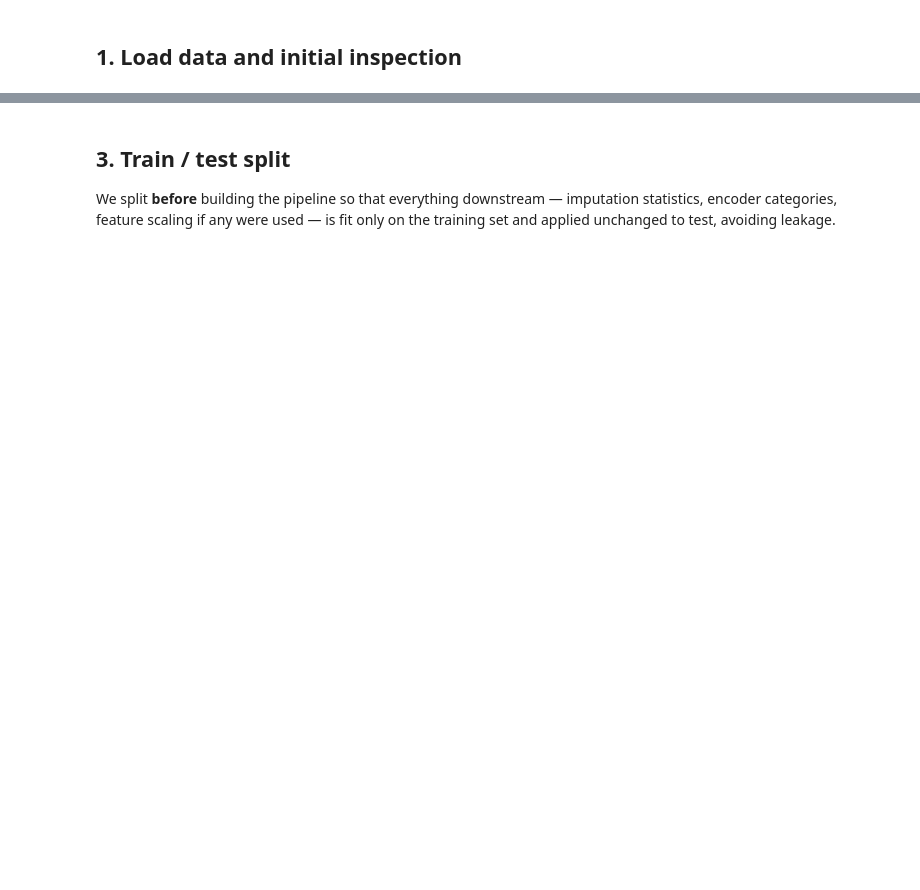
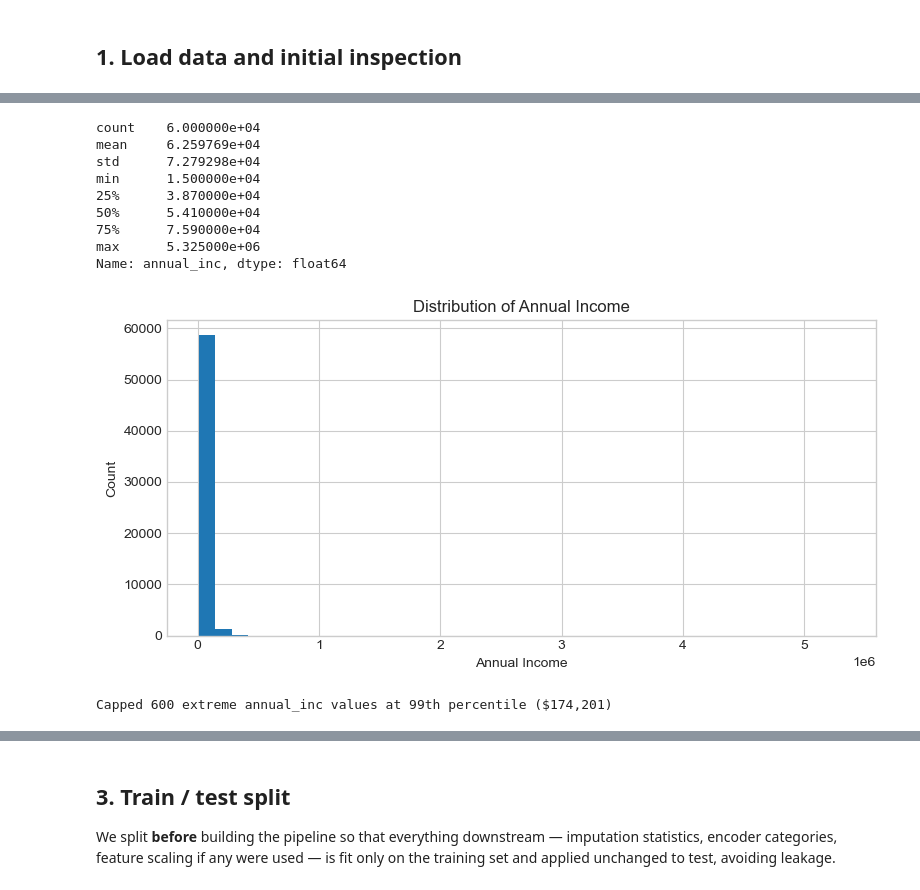
Before and after one commit to rmbavishi/credit-risk-scorecard-pipeline, a Jupyter notebook: notebooks/01_credit_risk_scorecard_pipeline.ipynb, the cells around one changed output, grey strips where cells are left out. Cells and saved outputs as stored; diff of their text form; code cells hidden in the pictures; blank space fills up the shorter version.

```diff
--- a/notebooks/01_credit_risk_scorecard_pipeline.ipynb
+++ b/notebooks/01_credit_risk_scorecard_pipeline.ipynb
@@ -70,18 +117,30 @@ the pipeline.
+# %%
+# Looks like the annual income column has some outliers, let's check the distribution and summary statistics
+print(df["annual_inc"].describe())
+
+fig, ax = plt.subplots(figsize=(8, 4))
+df["annual_inc"].hist(bins=40, ax=ax)
+ax.set_title("Distribution of Annual Income")
+ax.set_xlabel("Annual Income")
+ax.set_ylabel("Count")
+plt.tight_layout()
+plt.show()
+# %% [output]
+count    6.000000e+04
+mean     6.259769e+04
+std      7.279298e+04
+min      1.500000e+04
+25%      3.870000e+04
+50%      5.410000e+04
+75%      7.590000e+04
+max      5.325000e+06
+Name: annual_inc, dtype: float64
+[figure, added]
 # %%
-def parse_emp_length(val):
-    if pd.isna(val):
-        return np.nan
-    if "< 1" in val:
-        return 0
-    if "10+" in val:
-        return 10
-    return int(val.split()[0])
-
-df["emp_length_years"] = df["emp_length"].apply(parse_emp_length)
-df["fico_mid"] = (df["fico_range_low"] + df["fico_range_high"]) / 2
-
 # Outlier capping on annual_inc (a handful of obvious data-entry errors)
 q99 = df["annual_inc"].quantile(0.99)
 n_capped = (df["annual_inc"] > q99).sum()
 df["annual_inc"] = df["annual_inc"].clip(upper=q99)
 print(f"Capped {n_capped} extreme annual_inc values at 99th percentile (${q99:,.0f})")
+# %% [output]
+Capped 600 extreme annual_inc values at 99th percentile ($174,201)
```
Also changed, not shown: parts of 25 cells of this notebook, 5 other files.
